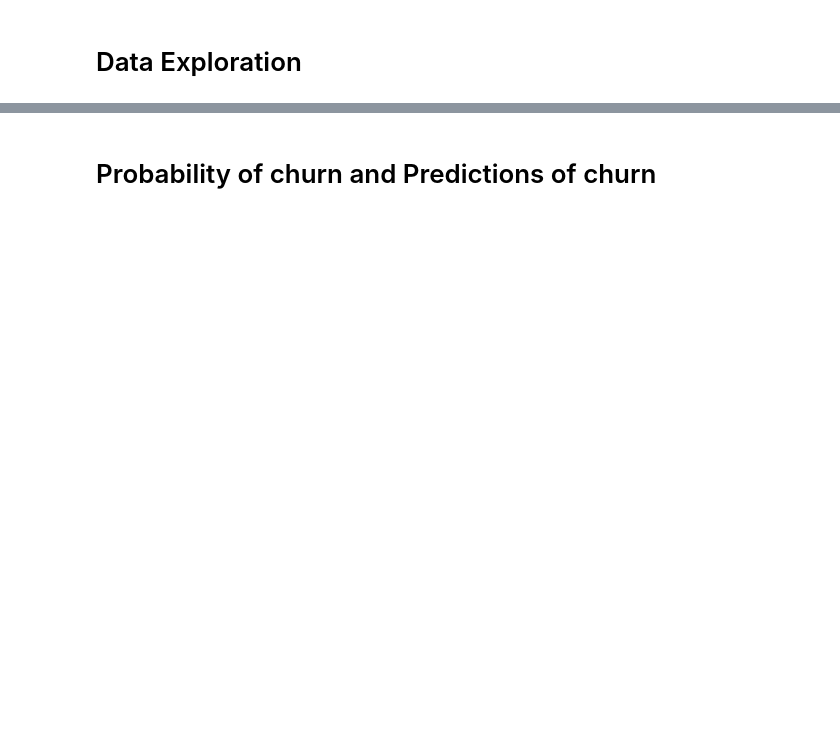
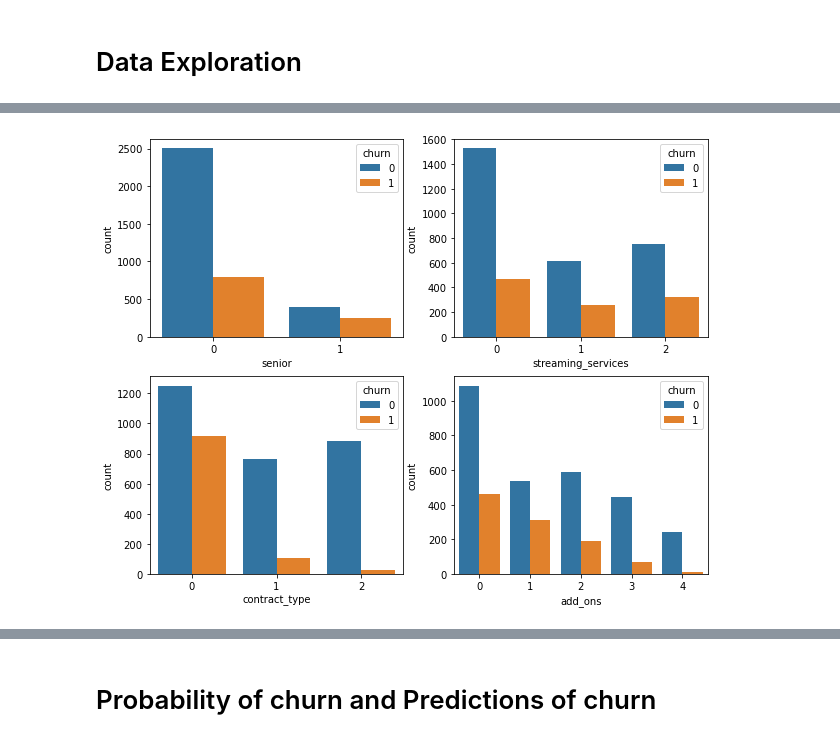
Before and after one commit to aliciag92/classification-project, a Jupyter notebook: working-jupy.ipynb, the cells around one changed output, grey strips where cells are left out. Drawn from its saved outputs; the diff is of its cells as text; code cells hidden in the pictures; blank space fills up the shorter version.

```diff
--- a/working-jupy.ipynb
+++ b/working-jupy.ipynb
@@ -352,0 +588,23 @@ df.head(1).T
+# %%
+#create subplots to visualize initial hypotheses if a feature affects rate of churn
+plt.figure(figsize=(10,8))
+
+#Are senior citizens more likely to churn than non-senior citizens?
+plt.subplot(221)
+sns.countplot(data=train, x='senior', hue="churn")
+
+#Is there a difference in the rate of churn for customers who have streaming services vs customers who do not?
+plt.subplot(222)
+sns.countplot(data=train, x='streaming_services', hue="churn")
+
+#Does contract type play a role in churn rate?
+plt.subplot(223)
+sns.countplot(data=train, x='contract_type', hue="churn")
+
+#Do customers with add-on's churn more that customers without any add-on's
+plt.subplot(224)
+sns.countplot(data=train, x='add_ons', hue="churn")
+
+plt.show()
+# %% [output]
+[figure, added]
```
Also changed, not shown: parts of 85 cells of this notebook.
